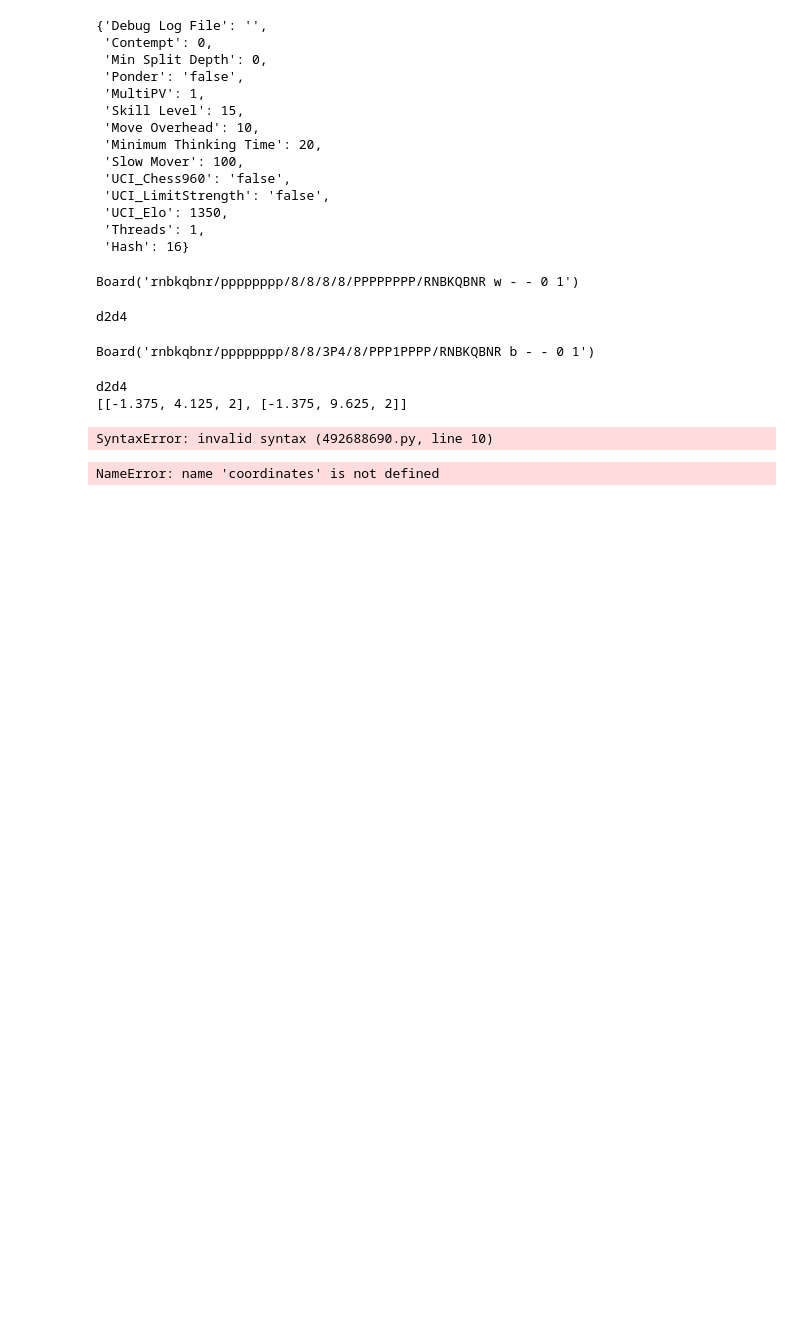
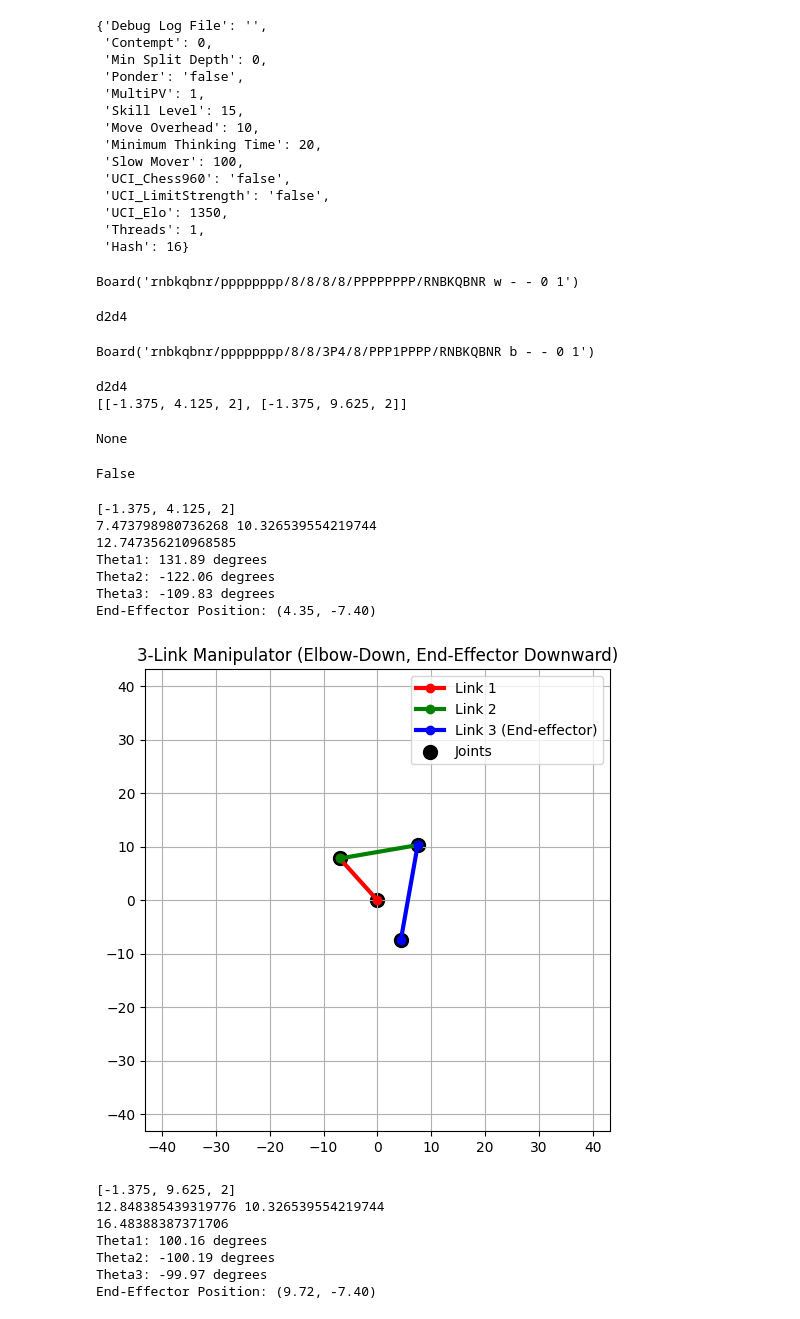
Before and after one commit to Jassac97/Senior-Design, a Jupyter notebook: intergrating.ipynb, the cells around one changed output. Drawn from its saved outputs; the diff is of its cells as text; code cells hidden in the pictures; blank space fills up the shorter version.

```diff
--- a/intergrating.ipynb
+++ b/intergrating.ipynb
@@ -254,10 +218,10 @@ def is_next_position_occupied(board,move):
         return True
     else:
         return False
-def
 is_next_position_occupied(board,best_move)
 # %% [output]
-SyntaxError: invalid syntax (492688690.py, line 10)
+None
+False
 # %%
 def manipulator_3DOF(L1,L2,L3, pos, end_angle):
     x, y, z = pos
@@ -305,32 +269,46 @@ def plot_robot(L1, L2, L3, theta1, theta2, theta3):
     x1, y1 = L1 * np.cos(theta1), L1 * np.sin(theta1)
     x2, y2 = x1 + L2 * np.cos(theta1 + theta2), y1 + L2 * np.sin(theta1 + theta2)
     x3, y3 = x2 + L3 * np.cos(theta1 + theta2 + theta3), y2 + L3 * np.sin(theta1 + theta2 + theta3)
     print(f"End-Effector Position: ({x3:.2f}, {y3:.2f})")
 
     # Plot
     plt.figure(figsize=(6,6))
     plt.plot([x0, x1], [y0, y1], 'ro-', lw=3, label="Link 1")
     plt.plot([x1, x2], [y1, y2], 'go-', lw=3, label="Link 2")
     plt.plot([x2, x3], [y2, y3], 'bo-', lw=3, label="Link 3 (End-effector)")
     plt.scatter([x0, x1, x2, x3], [y0, y1, y2, y3], c='k', s=100, label="Joints")
     plt.xlim(-L1-L2-L3, L1+L2+L3)
     plt.ylim(-L1-L2-L3, L1+L2+L3)
     plt.grid()
     plt.legend()
     plt.title("3-Link Manipulator (Elbow-Down, End-Effector Downward)")
     plt.show()
 # Example usage
 L1, L2, L3 = 10.5, 14.7, 18  # Link lengths
 
 try:
     for coordinate in coordinates:
         print(coordinate)
-        theta1, theta2, theta3, theta4 = manipulator_3DOF(L1, L2, L3,coordiate,-70*np.pi/180)
+        theta1, theta2, theta3, theta4 = manipulator_3DOF(L1, L2, L3,coordinate,-100*np.pi/180)
         print(f"Theta1: {np.degrees(theta1):.2f} degrees")
         print(f"Theta2: {np.degrees(theta2):.2f} degrees")
         print(f"Theta3: {np.degrees(theta3):.2f} degrees")
         plot_robot(L1, L2, L3, theta1, theta2,theta3)
 except ValueError as e:
     print(e)
 # %% [output]
-NameError: name 'coordinates' is not defined
+[-1.375, 4.125, 2]
+7.473798980736268 10.326539554219744
+12.747356210968585
+Theta1: 131.89 degrees
+Theta2: -122.06 degrees
+Theta3: -109.83 degrees
+End-Effector Position: (4.35, -7.40)
+[figure, added]
+[-1.375, 9.625, 2]
+12.848385439319776 10.326539554219744
+16.48388387371706
+Theta1: 100.16 degrees
+Theta2: -100.19 degrees
+Theta3: -99.97 degrees
+End-Effector Position: (9.72, -7.40)
```
Also changed, not shown: parts of 5 cells of this notebook.
